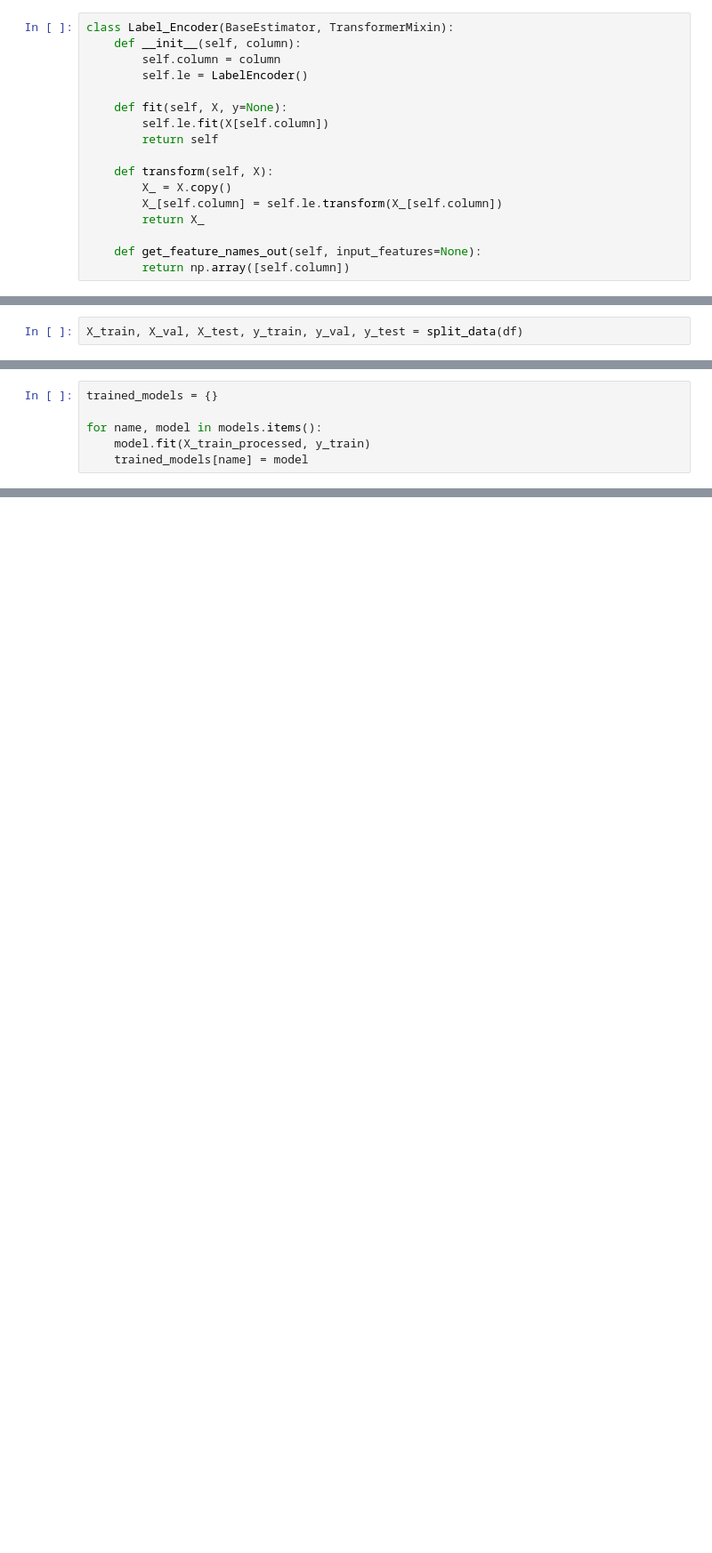
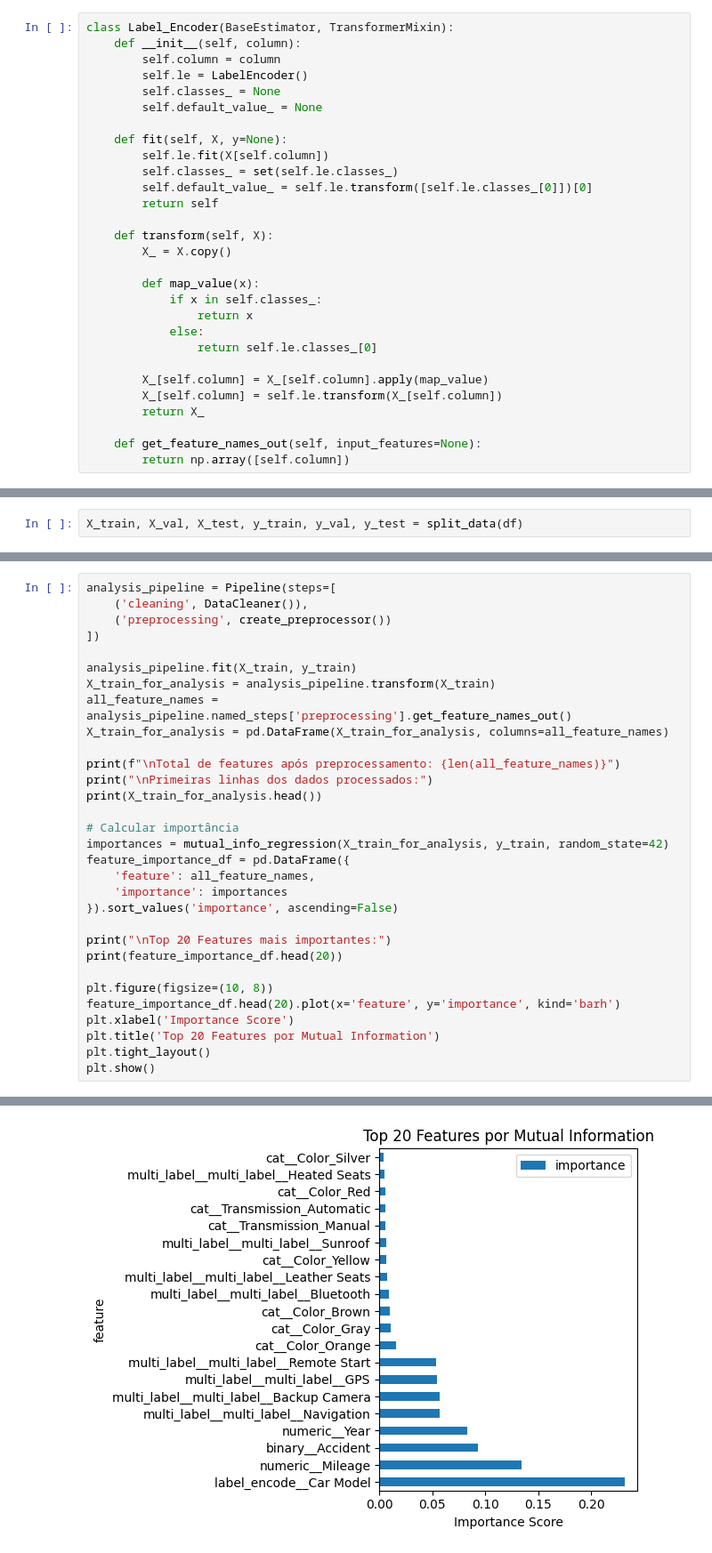
Before and after one commit to pauloeliezerg/car-price-analysis, a Jupyter notebook: src/Car_Price_Prediction.ipynb, the cells around one changed output, grey strips where cells are left out. Shown at 89% size. Drawn from its saved outputs; the diff is of its cells as text; blank space fills up the shorter version.

```diff
--- a/src/Car_Price_Prediction.ipynb
+++ b/src/Car_Price_Prediction.ipynb
@@ -117,13 +109,25 @@ class Label_Encoder(BaseEstimator, TransformerMixin):
     def __init__(self, column):
         self.column = column
         self.le = LabelEncoder()
+        self.classes_ = None
+        self.default_value_ = None
 
     def fit(self, X, y=None):
         self.le.fit(X[self.column])
+        self.classes_ = set(self.le.classes_)
+        self.default_value_ = self.le.transform([self.le.classes_[0]])[0]
         return self
 
     def transform(self, X):
         X_ = X.copy()
+
+        def map_value(x):
+            if x in self.classes_:
+                return x
+            else:
+                return self.le.classes_[0]
+
+        X_[self.column] = X_[self.column].apply(map_value)
         X_[self.column] = self.le.transform(X_[self.column])
         return X_
 
@@ -247,6 +215,0 @@ models = {
-# %%
-trained_models = {}
-
-for name, model in models.items():
-    model.fit(X_train_processed, y_train)
-    trained_models[name] = model
@@ -255,0 +216,32 @@ for name, model in trained_models.items():
+# %%
+analysis_pipeline = Pipeline(steps=[
+    ('cleaning', DataCleaner()),
+    ('preprocessing', create_preprocessor())
+])
+
+analysis_pipeline.fit(X_train, y_train)
+X_train_for_analysis = analysis_pipeline.transform(X_train)
+all_feature_names = analysis_pipeline.named_steps['preprocessing'].get_feature_names_out()
+X_train_for_analysis = pd.DataFrame(X_train_for_analysis, columns=all_feature_names)
+
+print(f"\nTotal de features após preprocessamento: {len(all_feature_names)}")
+print("\nPrimeiras linhas dos dados processados:")
+print(X_train_for_analysis.head())
+
+# Calcular importância
+importances = mutual_info_regression(X_train_for_analysis, y_train, random_state=42)
+feature_importance_df = pd.DataFrame({
+    'feature': all_feature_names,
+    'importance': importances
+}).sort_values('importance', ascending=False)
+
+print("\nTop 20 Features mais importantes:")
+print(feature_importance_df.head(20))
+
+plt.figure(figsize=(10, 8))
+feature_importance_df.head(20).plot(x='feature', y='importance', kind='barh')
+plt.xlabel('Importance Score')
+plt.title('Top 20 Features por Mutual Information')
+plt.tight_layout()
+plt.show()
+# %% [output]
@@ -255,0 +266 @@ for name, model in trained_models.items():
+[figure, added]
```
Also changed, not shown: parts of 19 cells of this notebook.
